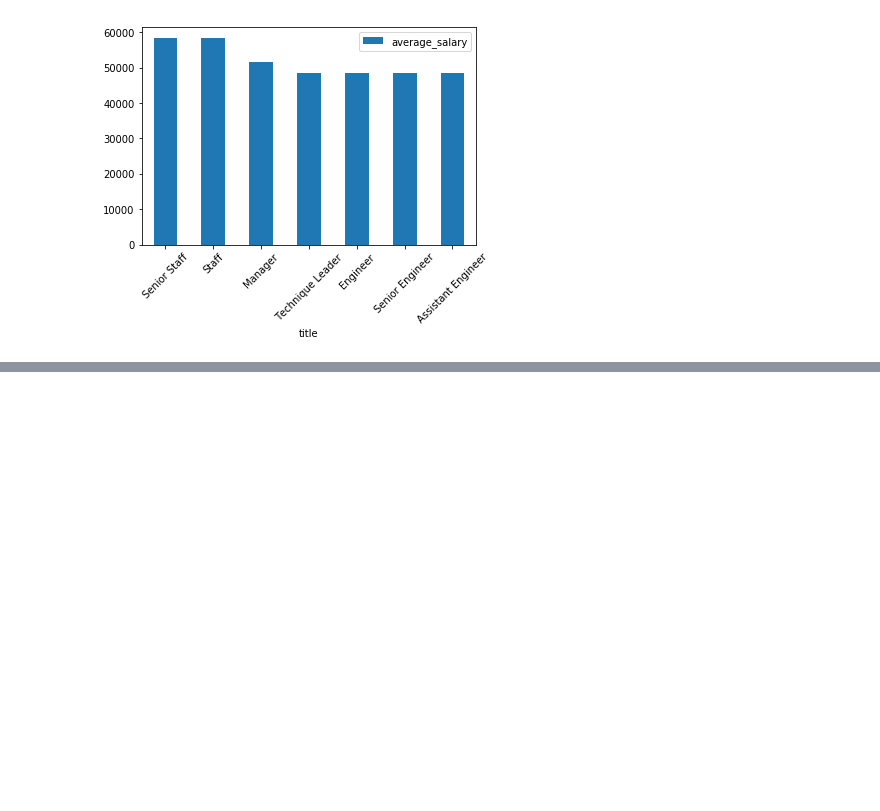
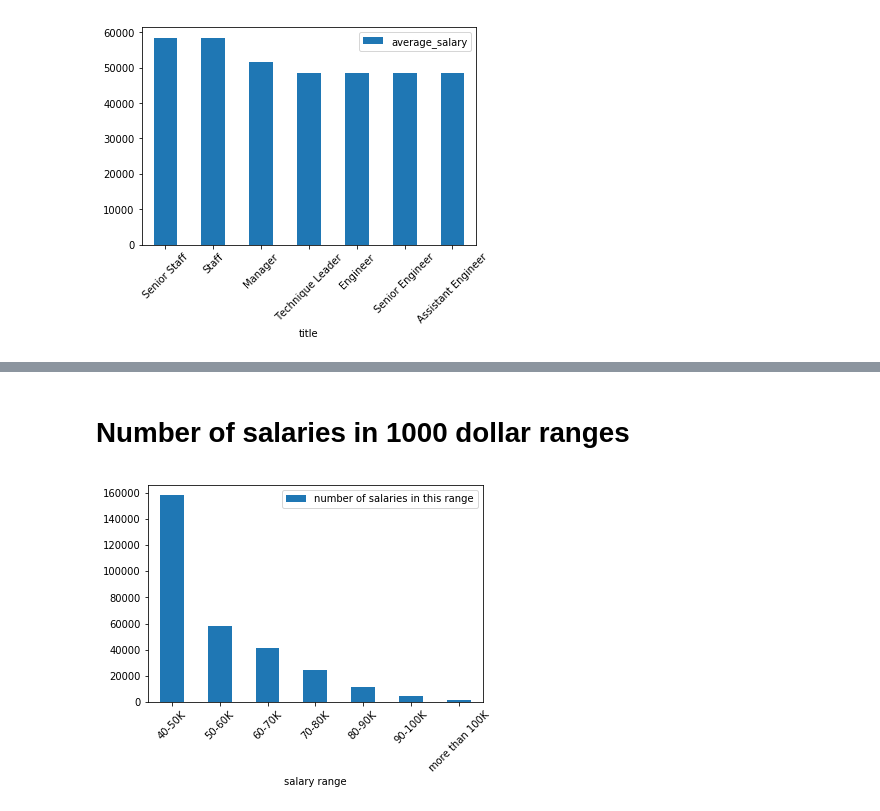
Before and after one commit to dianess/sql-challenge, a Jupyter notebook: sqlalchemy sql-challenge no sqlalchemy.ipynb, the cells around one changed output, grey strips where cells are left out. Saved outputs shown, nothing was run; the diff lists cells and outputs as text; code cells hidden in the pictures; blank space fills up the shorter version.

Commit message:
bonus (histogram)

```diff
--- a/sqlalchemy sql-challenge no sqlalchemy.ipynb
+++ b/sqlalchemy sql-challenge no sqlalchemy.ipynb
@@ -64,0 +67,7 @@ ax = salary_by_title.plot.bar(x='title', y='average_salary', rot=45)
+# %%
+# Create the DataFrame from SQL queries + Excel for total sum per range
+salary_data = [('40-50K', 158465), ('50-60K', 57915),('60-70K', 41413),('70-80K', 24814),('80-90K', 11845),('90-100K', 4284),('more than 100K', 1288)]
+salary_range_df = pd.DataFrame(salary_data, columns = ['salary range', 'number of salaries in this range'])
+
+#Show the DataFrame
+salary_range_df
@@ -64,0 +83,7 @@ ax = salary_by_title.plot.bar(x='title', y='average_salary', rot=45)
+# %% [markdown]
+# Number of salaries in 1000 dollar ranges
+# %%
+# Create a bar graph to show the average salary by title with data imported from postgreSQL
+ax = salary_range_df.plot.bar(x='salary range', y='number of salaries in this range', rot=45)
+# %% [output]
+[figure, added]
```
Also changed, not shown: parts of 4 cells of this notebook.
